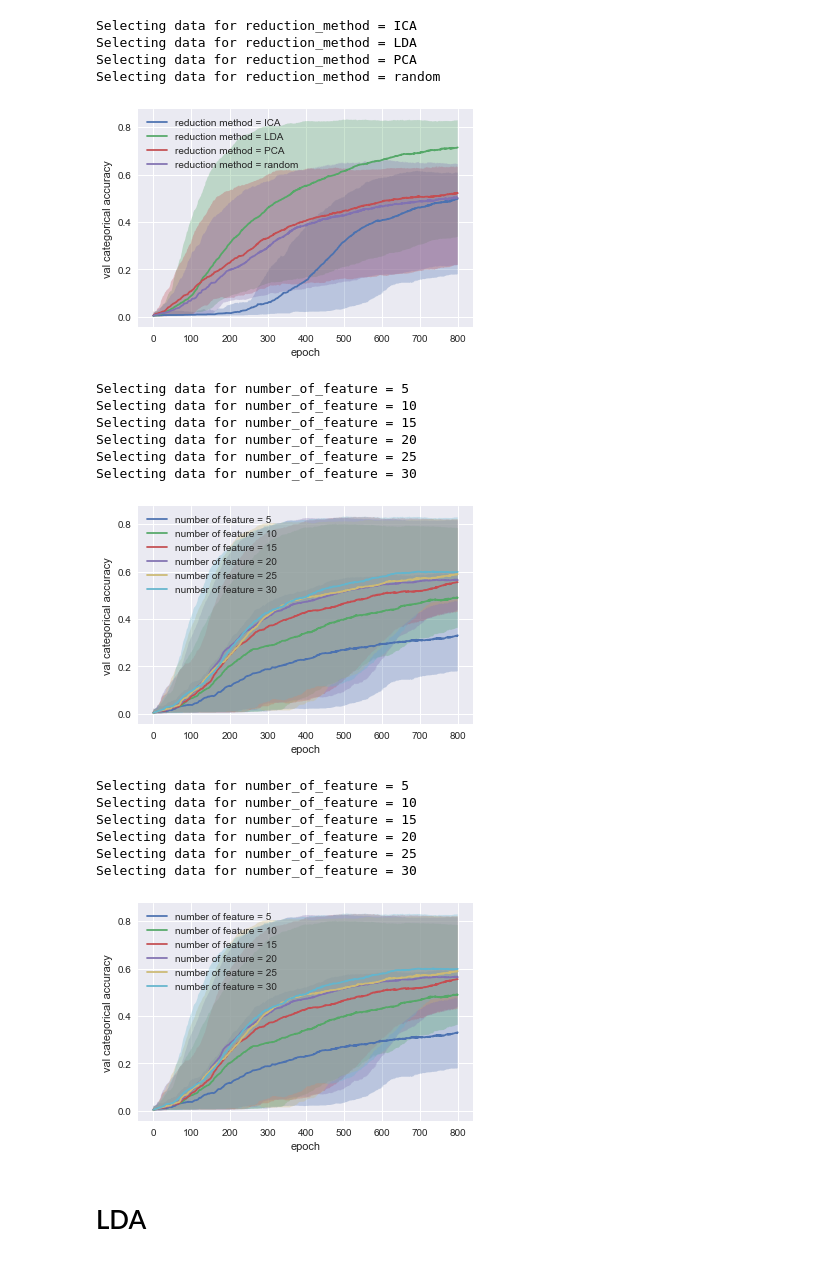
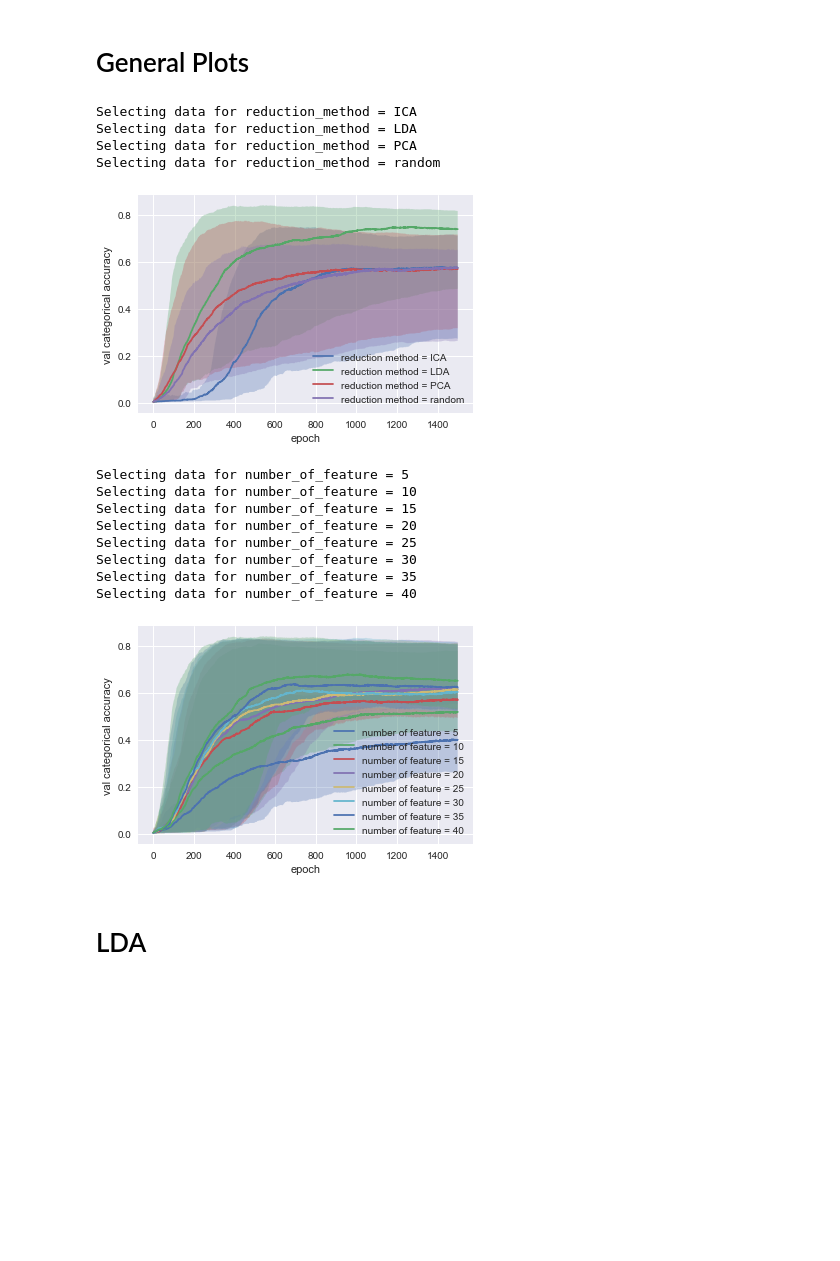
Before and after one commit to anliec/ML_homework_cluestering, a Jupyter notebook: plotter/nn.ipynb, the cells around one changed output. Cells and saved outputs as stored; diff of their text form; code cells hidden in the pictures; blank space fills up the shorter version.

```diff
--- a/plotter/nn.ipynb
+++ b/plotter/nn.ipynb
@@ -27,7 +27,7 @@ con.execute(('CREATE TABLE IF NOT EXISTS "per" ('
 # con.execute('CREATE INDEX "RM" on "per" ("reduction_method");')
 # con.execute('CREATE INDEX "NF" on "per" ("number_of_feature");')
 con.enable_load_extension(True)
-con.load_extension("./extension-functions")
+con.load_extension("extension-functions")
 
 if not os.path.exists("graphs"):
     os.makedirs("graphs")
@@ -101,6 +101,7 @@ def generate_plot(con, x_arg_name, y_arg_name, z_arg_name, filters, save_to_file
     cd = consolidate_data_from_db(con, x_arg_name, y_arg_name, z_arg_name, filters, x_limit)
 
     plt.figure()
+    plt.axes()
     for a, d in cd.items():
         plt.plot(d.get(x_arg_name), d.get('median'),
                  label=z_arg_name.replace('_', ' ') + ' = ' + str(a).replace('_', ' '))
@@ -119,41 +120,38 @@ def generate_plot(con, x_arg_name, y_arg_name, z_arg_name, filters, save_to_file
             algo_name = '_'.join(map(str, filters["reduction_method"])) + '_'
         plt.savefig("graphs/"+algo_name+x_name+"_"+y_name+"_"+z_arg_name+".png")
     plt.show()
+# %% [markdown]
+# General Plots
 # %%
 generate_plot(con=con,
               x_arg_name='epoch',
               y_arg_name='val_categorical_accuracy',
               z_arg_name='reduction_method',
               filters={},
-              x_limit=800)
+              x_limit=1500)
 # %% [output]
 Selecting data for reduction_method = ICA
 Selecting data for reduction_method = LDA
 Selecting data for reduction_method = PCA
 Selecting data for reduction_method = random
-[figure, old version]
+[figure, new version]
 # %%
 generate_plot(con=con,
               x_arg_name='epoch',
               y_arg_name='val_categorical_accuracy',
               z_arg_name='number_of_feature',
               filters={},
-              x_limit=800)
+              x_limit=1500)
 # %% [output]
 Selecting data for number_of_feature = 5
 Selecting data for number_of_feature = 10
 Selecting data for number_of_feature = 15
 Selecting data for number_of_feature = 20
 Selecting data for number_of_feature = 25
 Selecting data for number_of_feature = 30
+Selecting data for number_of_feature = 35
+Selecting data for number_of_feature = 40
-[figure, old version]
+[figure, new version]
-Selecting data for number_of_feature = 5
-Selecting data for number_of_feature = 10
-Selecting data for number_of_feature = 15
-Selecting data for number_of_feature = 20
-Selecting data for number_of_feature = 25
-Selecting data for number_of_feature = 30
-[figure, removed]
 # %% [markdown]
 # LDA
 # %%
```
Also changed, not shown: parts of 16 cells of this notebook, 3 other files.
